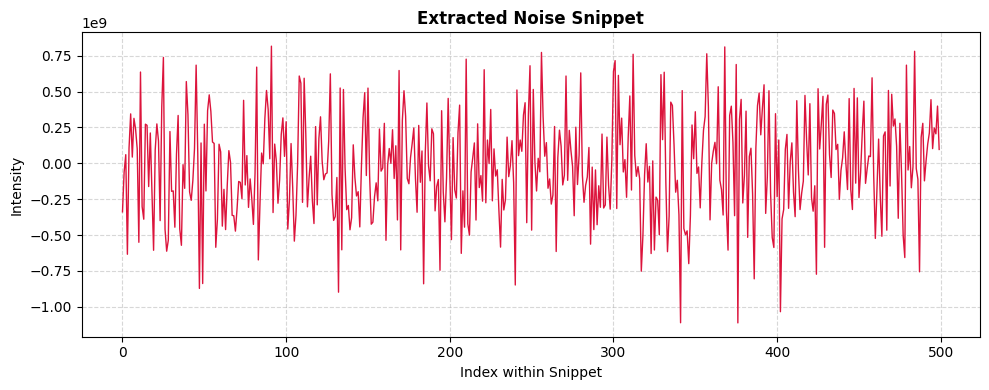
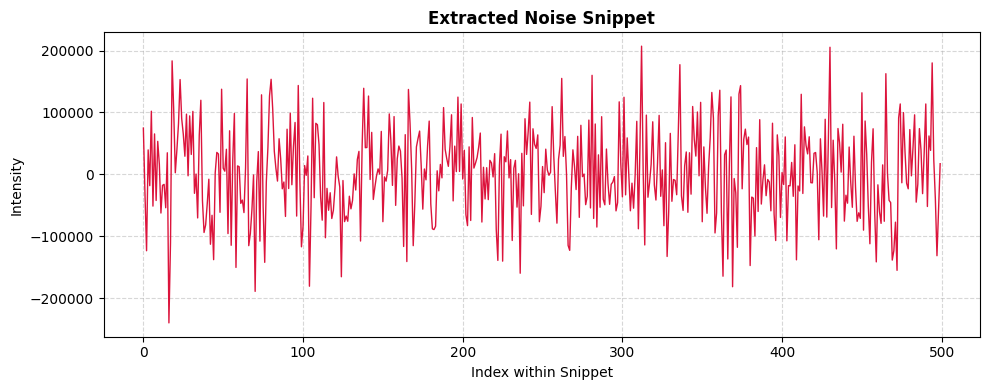
The change to this notebook cell's code, shown as a diff; its figure went from the first image to the second:
--- before
+++ after
@@ -3,6 +3,6 @@
 max_file_count = 25
 
-# please download the required dataset from https://np-mrd.org/downloads >> Backfilled Spectra, NMR Spectra FID Files
-data_dir = pathlib.Path("/home/kinkini/Downloads/Chemistry/NMR/benchmark_all_data/")
+# please download the required dataset from https://np-mrd.org/downloads >> Backfilled Spectra, NMR Spectra FID Files, NP0000001-NP0050000, and extract
+data_dir = pathlib.Path("../benchmark_all_data/")
 
 for file_path in data_dir.rglob("fid"):
@@ -14,5 +14,5 @@
     max_file_count -= 1
 
-    for snr in (50, 30, 20, 10):
+    for snr in (50, 40, 30, 20, 10):
 
         try:
@@ -28,25 +28,25 @@
 
 
-            plt.figure(figsize=(10, 4))
-            plt.plot(noisy_data[best_start_idx:best_end_idx], color='crimson', linewidth=1)
+            # plt.figure(figsize=(10, 4))
+            # plt.plot(noisy_data[best_start_idx:best_end_idx], color='crimson', linewidth=1)
 
-            plt.title("Extracted Noise Snippet", fontsize=12, fontweight='bold')
-            plt.xlabel("Index within Snippet", fontsize=10)
-            plt.ylabel("Intensity", fontsize=10)
-            plt.grid(True, linestyle='--', alpha=0.5)
+            # plt.title("Extracted Noise Snippet", fontsize=12, fontweight='bold')
+            # plt.xlabel("Index within Snippet", fontsize=10)
+            # plt.ylabel("Intensity", fontsize=10)
+            # plt.grid(True, linestyle='--', alpha=0.5)
 
-            plt.tight_layout()
-            plt.show()
+            # plt.tight_layout()
+            # plt.show()
 
 
-            plt.figure(figsize=(12, 6))
-            plt.plot(data, label="Clean Signal", color="blue", linewidth=2)
-            plt.plot(noisy_data, label=f"with noise: ({snr} dB SNR)", color="orange", alpha=0.7)
-            # convert to ppm later, rn just shows the index
-            plt.xlabel('Index')
-            plt.ylabel('Amplitude')
-            plt.legend()
-            plt.grid(True)
-            plt.show()
+            # plt.figure(figsize=(12, 6))
+            # plt.plot(data, label="Clean Signal", color="blue", linewidth=2)
+            # plt.plot(noisy_data, label=f"with noise: ({snr} dB SNR)", color="orange", alpha=0.7)
+            # # convert to ppm later, rn just shows the index
+            # plt.xlabel('Index')
+            # plt.ylabel('Amplitude')
+            # plt.legend()
+            # plt.grid(True)
+            # plt.show()
 
             # see starting snr (should be high)

Commit: Updated snr_artificial_noise_denoise.py